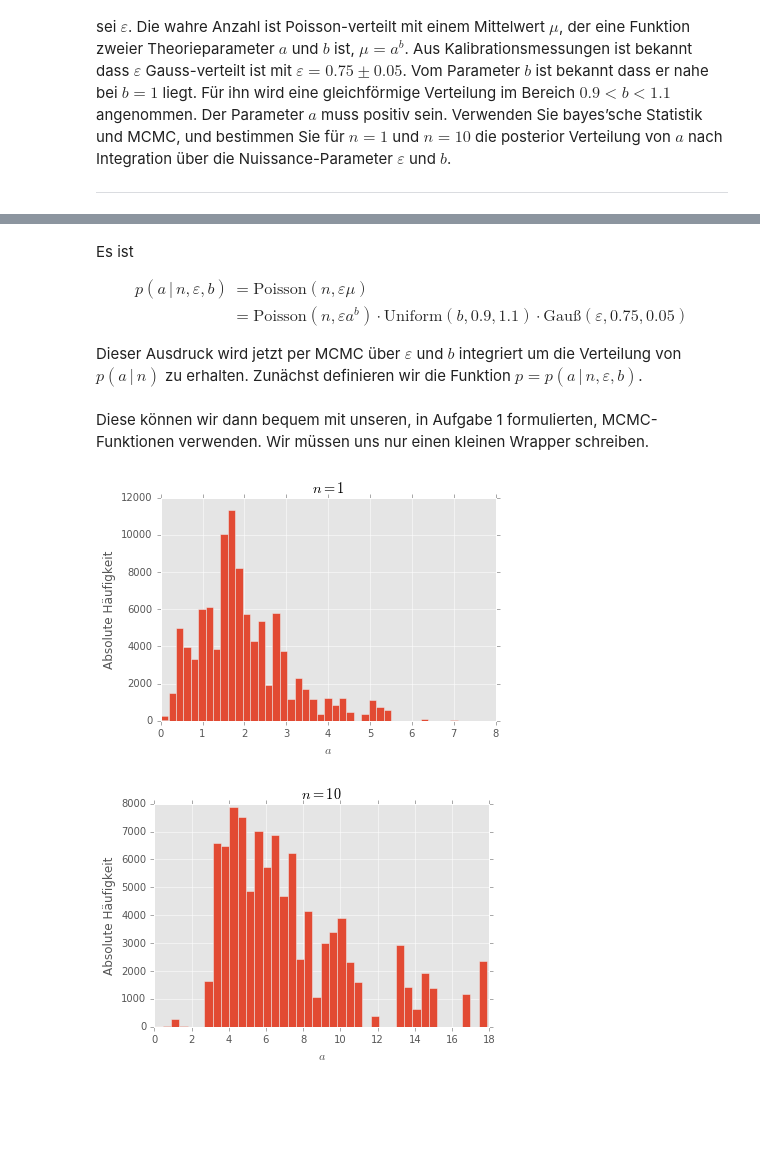
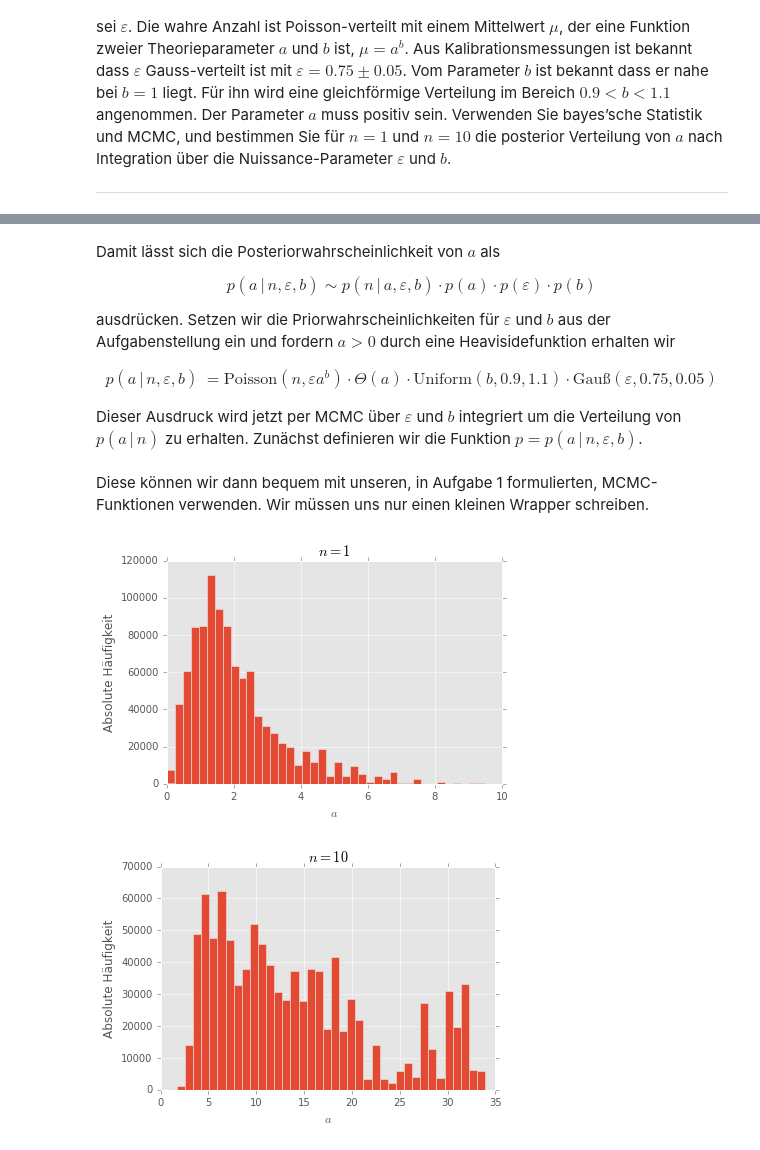
Before and after one commit to kdungs/teaching-SMD2-2016, a Jupyter notebook: solutions/4.ipynb, the cells around one changed output, grey strips where cells are left out. Drawn from its saved outputs; the diff is of its cells as text; code cells hidden in the pictures; blank space fills up the shorter version.

```diff
--- a/solutions/4.ipynb
+++ b/solutions/4.ipynb
@@ -37,10 +37,25 @@ def mcmc_step(pdf, xs):
     return xs
 
 
-def mcmc_sample(pdf, xs, steps=100000):
+def mcmc_sample(pdf, xs, size=100000):
     xss = []
-    for _ in range(steps):
+    for _ in range(size):
         xs = mcmc_step(pdf, xs)
+        xss.append(xs)
+    return np.array(xss).T
+
+
+def mcmc_generate(pdf, xs, size=100000):
+    ds = np.random.uniform(-3, 3, size=(size, len(xs)))
+    r = np.random.uniform(size=size)
+    p0 = pdf(xs)
+    xss = []
+    for i in range(size):
+        nxs = xs + ds[i]
+        p1 = pdf(nxs)
+        if p1 > p0 or r[i] < (p1 / p0):
+            xs = nxs
+            p0 = p1
         xss.append(xs)
     return np.array(xss).T
 
@@ -50,4 +65,5 @@ def pdf(xs):
     return np.exp(-((x - 2) * x + y ** 2) / 10) * np.sin(x * y + x) ** 2
 
 
-xs, ys = mcmc_sample(pdf, np.array([0, 0]))
+%time xs, ys = mcmc_sample(pdf, np.array([0, 0]))
+%time xs, ys = mcmc_generate(pdf, np.array([0, 0]))
@@ -69,9 +103,14 @@ Ein Experiment beobachtet $n$ Ereignisse. Die Nachweiswahrscheinlichkeit für e
 # %% [markdown]
-Es ist
+Damit lässt sich die Posteriorwahrscheinlichkeit von $a$ als
+
+\begin{equation}
+    p(a\,|\,n, \varepsilon, b) \sim p(n\,|\,a, \varepsilon, b) \cdot p(a) \cdot p(\varepsilon) \cdot p(b)
+\end{equation}
+
+ausdrücken. Setzen wir die Priorwahrscheinlichkeiten für $\varepsilon$ und $b$ aus der Aufgabenstellung ein und fordern $a > 0$ durch eine Heavisidefunktion erhalten wir
 
 \begin{align}
-    p(a\,|\,n, \varepsilon, b) &= \mathrm{Poisson}(n, \varepsilon\mu) \\
-                               &= \mathrm{Poisson}(n, \varepsilon a^b) \cdot \mathrm{Uniform}(b, 0.9, 1.1) \cdot \mathrm{Gauß}(\varepsilon, 0.75, 0.05)
+    p(a\,|\,n, \varepsilon, b) &= \mathrm{Poisson}(n, \varepsilon a^b) \cdot \Theta(a) \cdot \mathrm{Uniform}(b, 0.9, 1.1) \cdot \mathrm{Gauß}(\varepsilon, 0.75, 0.05)
 \end{align}
 
 Dieser Ausdruck wird jetzt per MCMC über $\varepsilon$ und $b$ integriert um die Verteilung von $p(a\,|\,n)$ zu erhalten. Zunächst definieren wir die Funktion $p = p(a\,|\,n, \varepsilon, b)$.
@@ -93,23 +132,23 @@ def p_n(n, pars):
 
 
 p_1 = partial(p_n, 1)
-as1, _, _ = mcmc_sample(p_1, np.array([0.01, 0.75, 1]))
+as1, _, _ = mcmc_generate(p_1, np.array([0.01, 0.75, 1]), size=1000000)
 
-
-p_10 = partial(p_n, 10)
-as10, _, _ = mcmc_sample(p_10, np.array([0.01, 0.75, 1]))
+plt.hist(as1, bins=40)
+plt.title('$n = 1$')
+plt.xlabel('$a$')
+plt.ylabel('Absolute Häufigkeit')
+plt.show()
+# %% [output]
+[figure, added]
 # %%
-plt.hist(as1, bins=40)
-plt.title('$n = 1$')
-plt.xlabel('$a$')
-plt.ylabel('Absolute Häufigkeit')
-plt.show()
+p_10 = partial(p_n, 10)
+as10, _, _ = mcmc_generate(p_10, np.array([0.01, 0.75, 1]), size=1000000)
 
 plt.hist(as10, bins=40)
 plt.title('$n = 10$')
 plt.xlabel('$a$')
 plt.ylabel('Absolute Häufigkeit')
 plt.show()
 # %% [output]
-[figure, old version]
+[figure, new version]
-[figure, removed]
```
Also changed, not shown: parts of 4 cells of this notebook, 1 other file.
